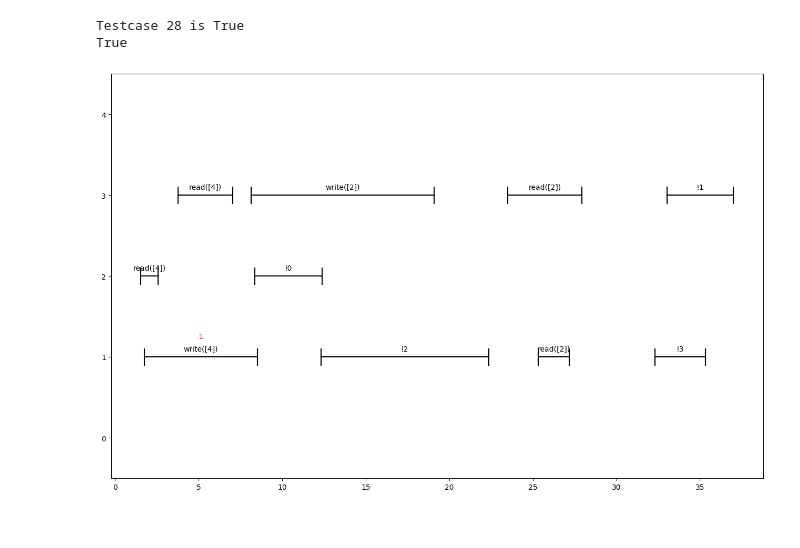
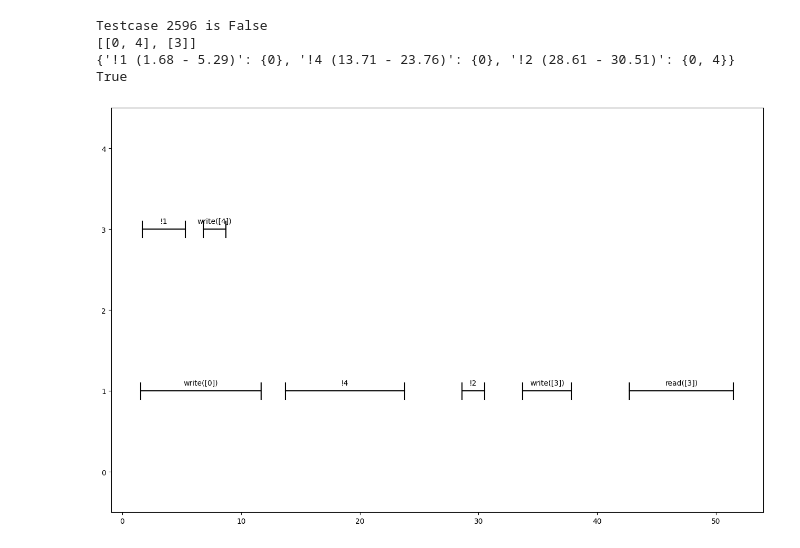
Before and after one commit to Pylyr/thesis-concurrency, a Jupyter notebook: linearization.ipynb, the cells around one changed output. Cells and saved outputs as stored; diff of their text form; code cells hidden in the pictures.

```diff
--- a/linearization.ipynb
+++ b/linearization.ipynb
@@ -146,4 +144,4 @@ def linearize_io(spec: List[Call]):
 # %%
-test = load_test("testcasfalse.pkl")
+test = load_test("big_false.pkl")
 # %% [output]
 [interactive output not drawn]
@@ -170,20 +180,3 @@ def run_test(testsample: List[Tuple[List[Call], bool]]):
     return wrong_test_no
 # %% [output]
 [interactive output not drawn]
-# %%
-# lets filter those test cases where the intervals are not overlapping
-non_overlapping : List[Tuple[List[Call], bool]] = []
-for testcase, res in tqdm.tqdm(test):
-    sort_by_var = defaultdict(list)
-    io_helper.populate_call_bins(testcase, sort_by_var, [], [])
-    intervals = io_helper.make_intervals(sort_by_var)
-    flag = True
-    for i in intervals.values():
-        for j in intervals.values():
-            if i != j and i.intersects(j):
-                flag = False
-                break
-    if flag:
-        non_overlapping.append((testcase, res))
-
-test = non_overlapping
@@ -195,15 +186,3 @@ wrong_test_no = run_test(non_overlapping)
 Tests failed: 0
 All tests passed
 [interactive output not drawn]
-# %%
-test = [
-    CallWrite(2, 2, 0, 1),
-    CallWrite(2, 3, 2, 3),
-    CallRead(2, 3, 3.5, 4),
-    CallCAS(1, False, 3, 0, 0.5, 2.5),
-    CallCAS(3, False, 2, 0, 1.7, 2.5),
-    CallCAS(3, False, 3, 0, 2.6, 4)
-]
-visualize_history(test)
-print(linearize_generic(test, StateIO()))
-print(linearize_io(test))
@@ -215,11 +203,17 @@ None
 # %%
-i = 28
+i = 2596
 testcase, res = copy.deepcopy(test[i])
 print(f"Testcase {i} is {res}")
 print(linearize_io(testcase))
+# sol = linearize_generic(testcase, StateIO())
+# visualize_history(testcase)
 visualize_history(testcase)
+
+# !3: [1,3]
 # %% [output]
-Testcase 28 is True
+Testcase 2596 is False
+[[0, 4], [3]]
+{'!1 (1.68 - 5.29)': {0}, '!4 (13.71 - 23.76)': {0}, '!2 (28.61 - 30.51)': {0, 4}}
 True
-[figure, old version]
+[figure, new version]
 [interactive output not drawn]
```
Also changed, not shown: parts of 14 cells of this notebook, 7 other files.
